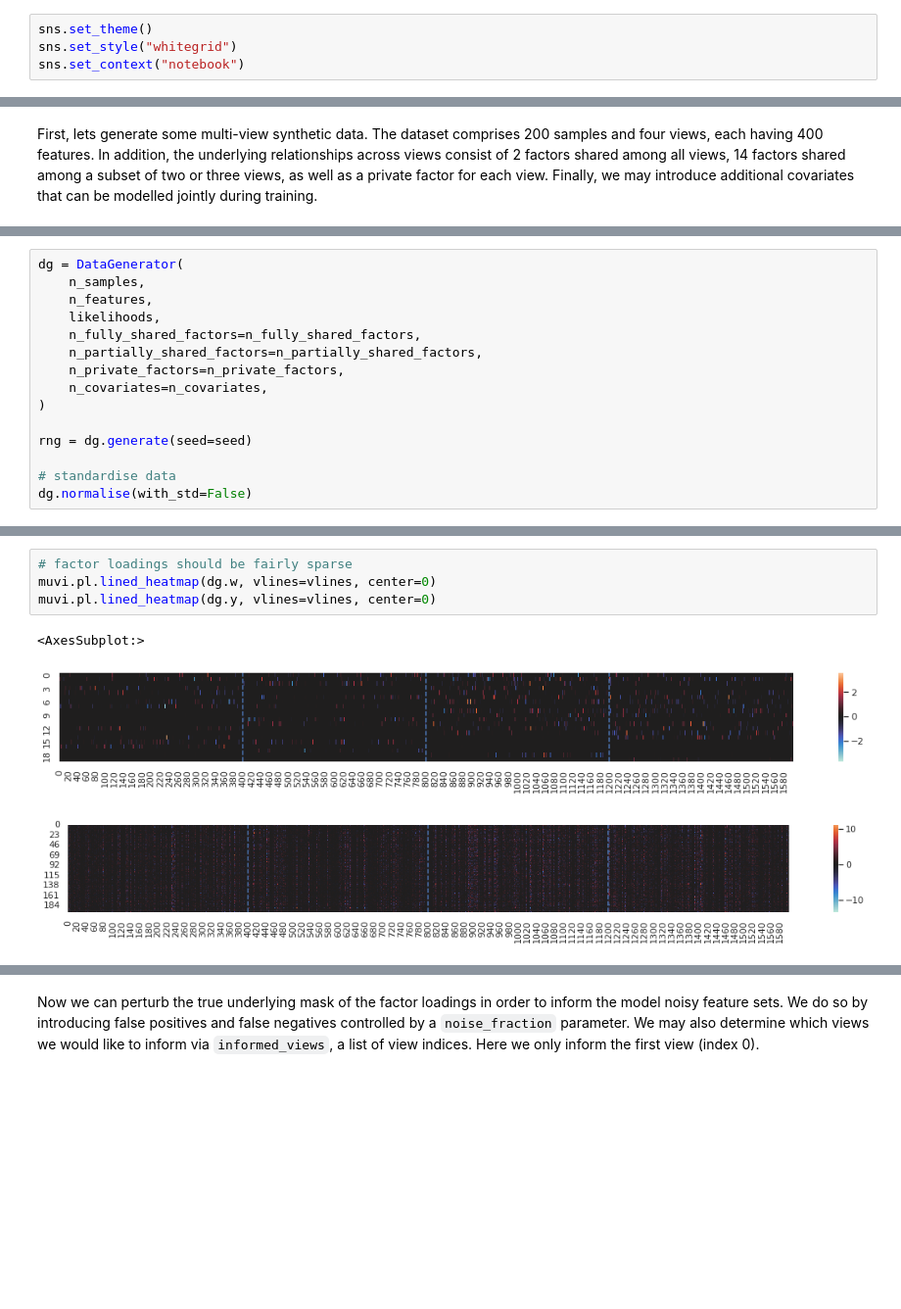
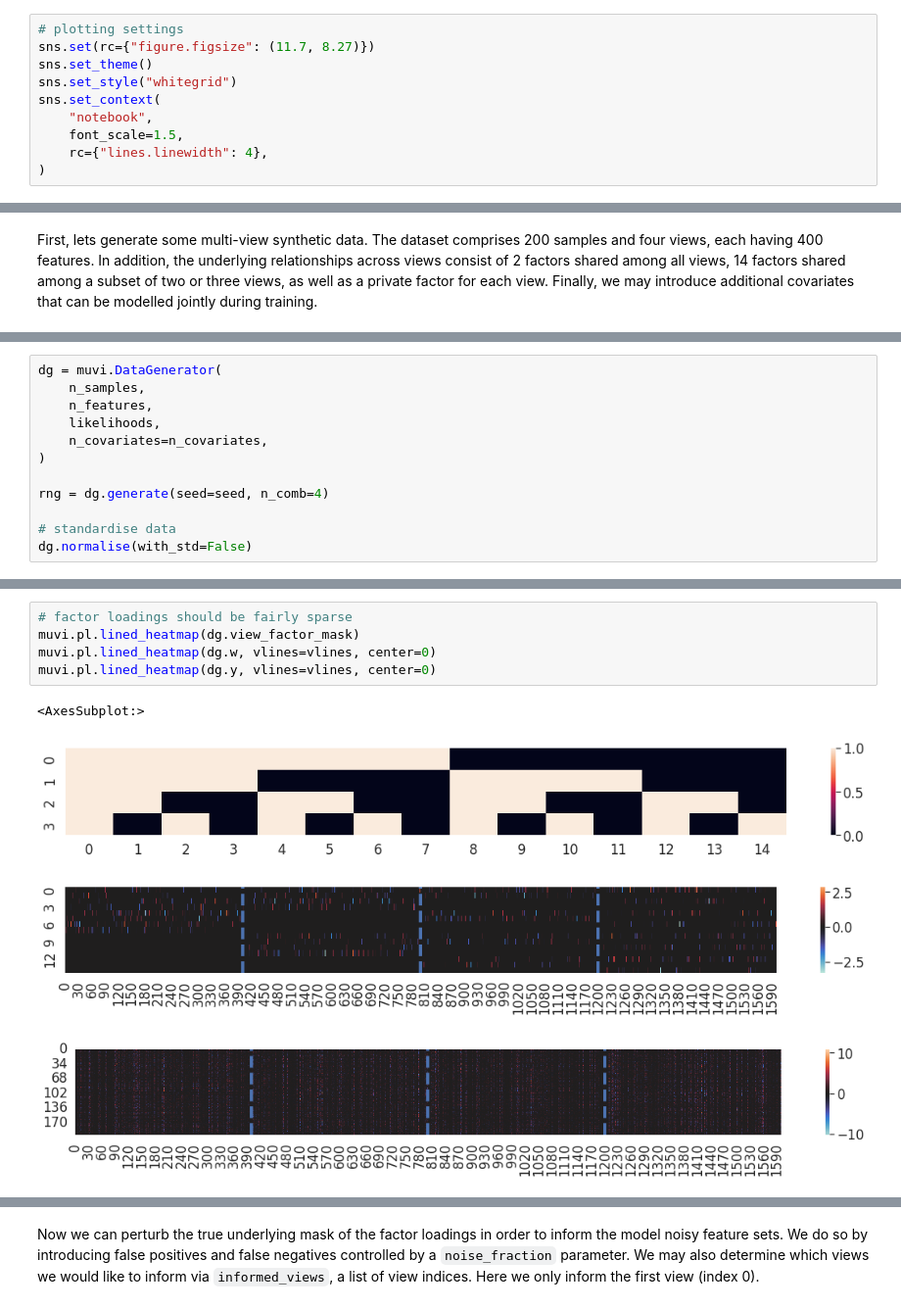
Before and after one commit to MLO-lab/MuVI, a Jupyter notebook: examples/basic_tutorial.ipynb, the cells around one changed output, grey strips where cells are left out. Shown at 98% size. Saved outputs shown, nothing was run; the diff lists cells and outputs as text; blank space fills up the shorter version.

Commit message:
Update cache Add main scanpy tools and plotting Simplify indexing Document models

```diff
--- a/examples/basic_tutorial.ipynb
+++ b/examples/basic_tutorial.ipynb
@@ -24,4 +28,10 @@ Using matplotlib backend: <object object at 0x...>
 # %%
+# plotting settings
+sns.set(rc={"figure.figsize": (11.7, 8.27)})
 sns.set_theme()
 sns.set_style("whitegrid")
-sns.set_context("notebook")
+sns.set_context(
+    "notebook",
+    font_scale=1.5,
+    rc={"lines.linewidth": 4},
+)
@@ -52,15 +61,12 @@ n_covariates = 2
 # %%
-dg = DataGenerator(
+dg = muvi.DataGenerator(
     n_samples,
     n_features,
     likelihoods,
-    n_fully_shared_factors=n_fully_shared_factors,
-    n_partially_shared_factors=n_partially_shared_factors,
-    n_private_factors=n_private_factors,
     n_covariates=n_covariates,
 )
 
-rng = dg.generate(seed=seed)
+rng = dg.generate(seed=seed, n_comb=4)
 
 # standardise data
 dg.normalise(with_std=False)
@@ -70,8 +80,10 @@ vlines = feature_offsets[1:-1]
 # %%
 # factor loadings should be fairly sparse
+muvi.pl.lined_heatmap(dg.view_factor_mask)
 muvi.pl.lined_heatmap(dg.w, vlines=vlines, center=0)
 muvi.pl.lined_heatmap(dg.y, vlines=vlines, center=0)
 # %% [output]
 <AxesSubplot:>
-[figure, old version]
+[figure, new version]
-[figure, old version]
+[figure, new version]
+[figure, added]
```
Also changed, not shown: parts of 26 cells of this notebook, 8 other files.
